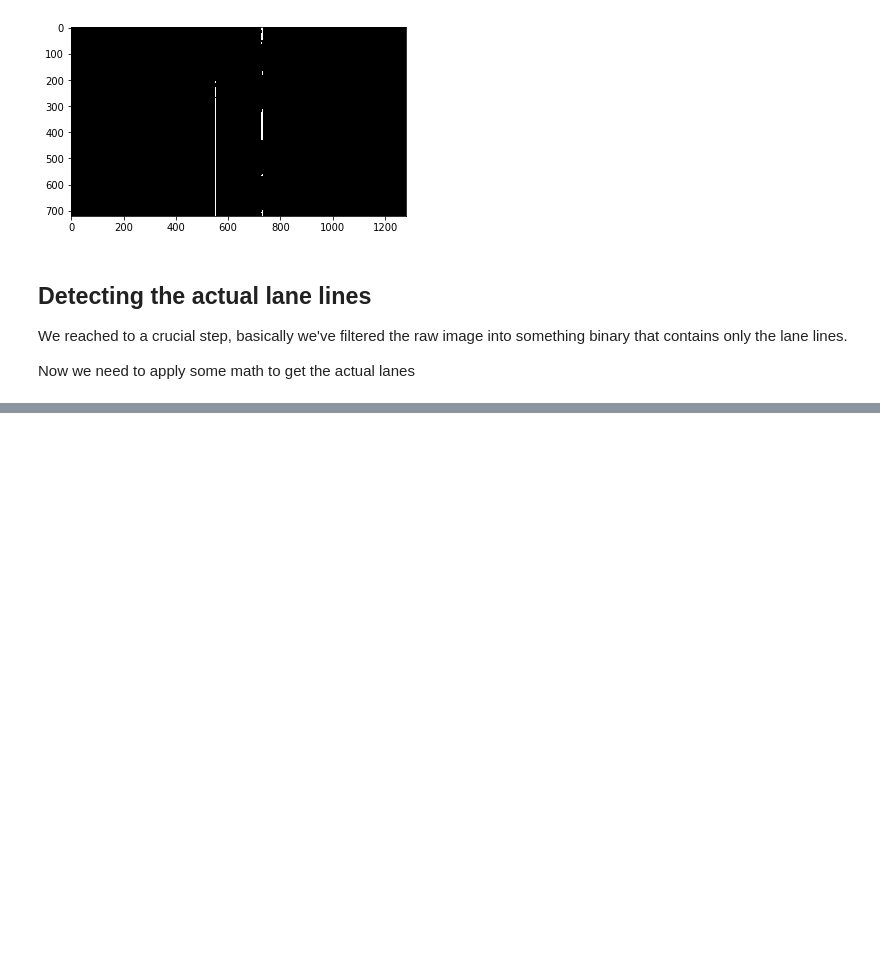
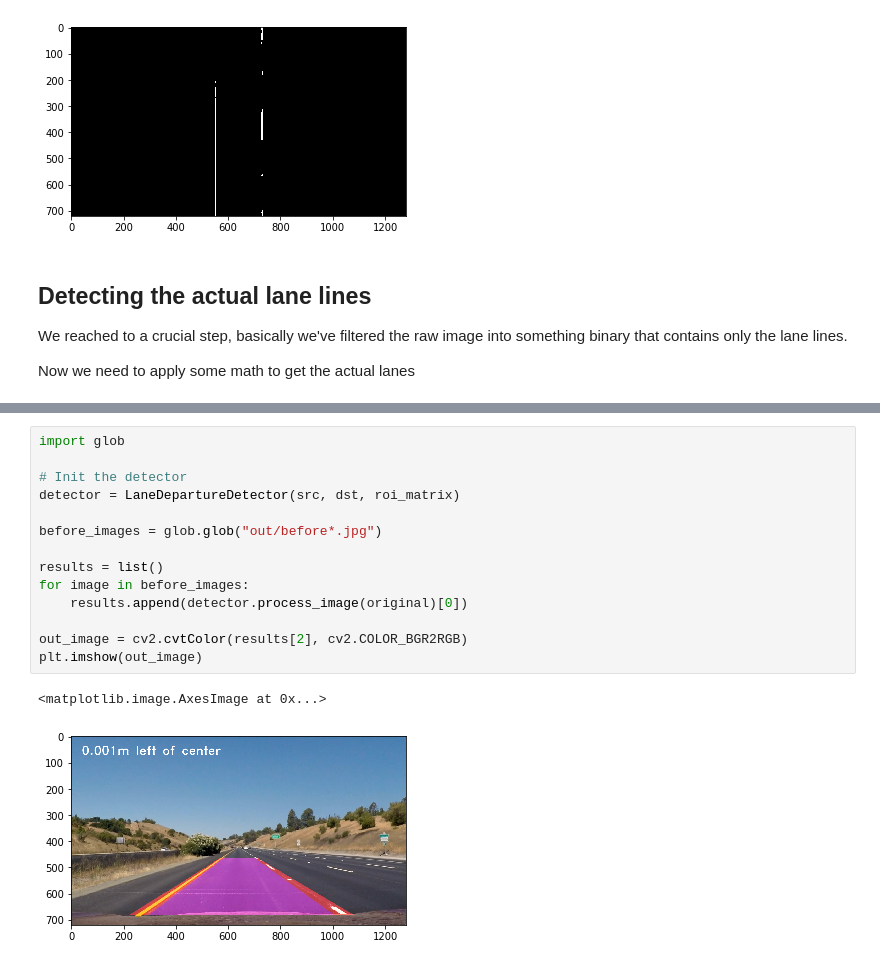
Before and after one commit to matang28/ros-lane-detection, a Jupyter notebook: research.ipynb, the cells around one changed output, grey strips where cells are left out. Drawn from its saved outputs; the diff is of its cells as text; blank space fills up the shorter version.

```diff
--- a/research.ipynb
+++ b/research.ipynb
@@ -208,0 +393,17 @@ Now we need to apply some math to get the actual lanes
+# %%
+import glob
+
+# Init the detector
+detector = LaneDepartureDetector(src, dst, roi_matrix)
+
+before_images = glob.glob("out/before*.jpg")
+
+results = list()
+for image in before_images:
+    results.append(detector.process_image(original)[0])
+
+out_image = cv2.cvtColor(results[2], cv2.COLOR_BGR2RGB)
+plt.imshow(out_image)
+# %% [output]
+<matplotlib.image.AxesImage at 0x...>
+[figure, added]
```
Also changed, not shown: parts of 3 cells of this notebook, 16 other files.
